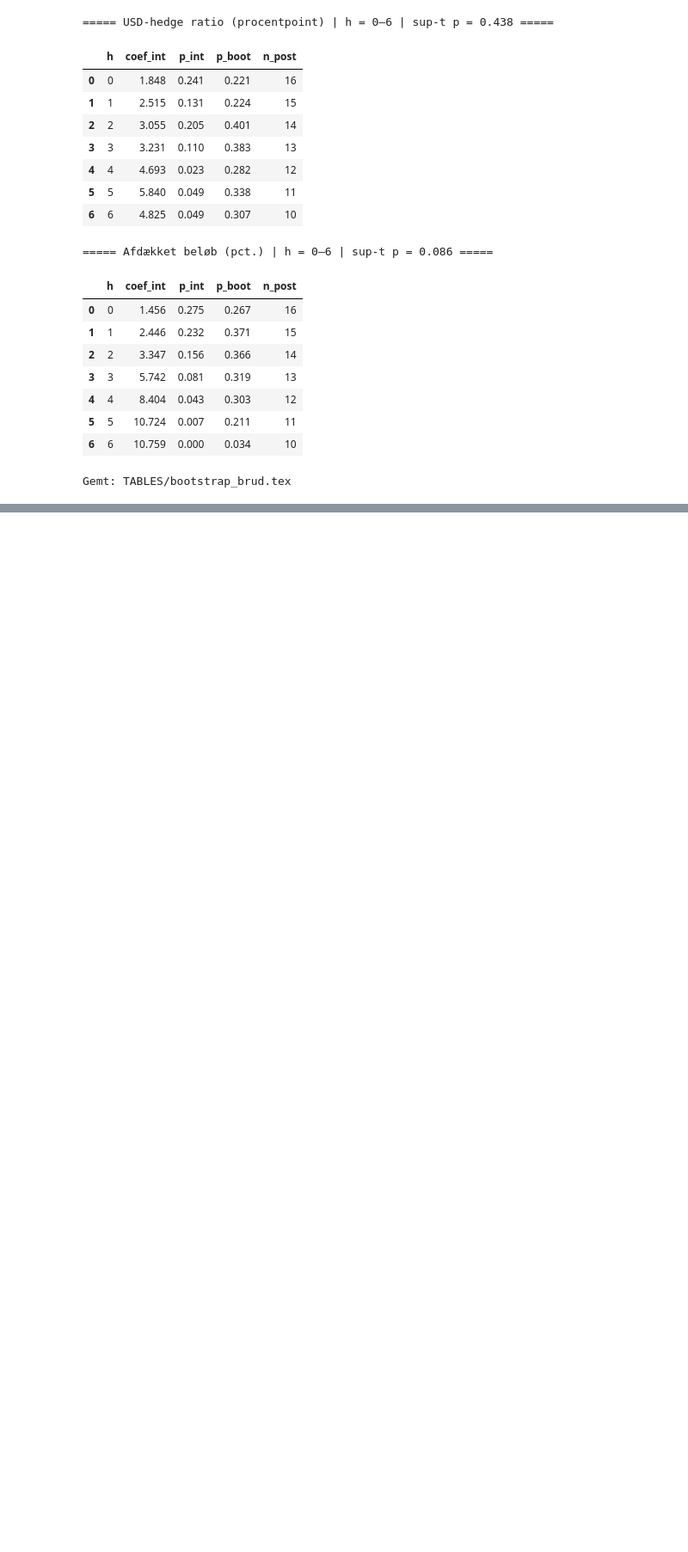
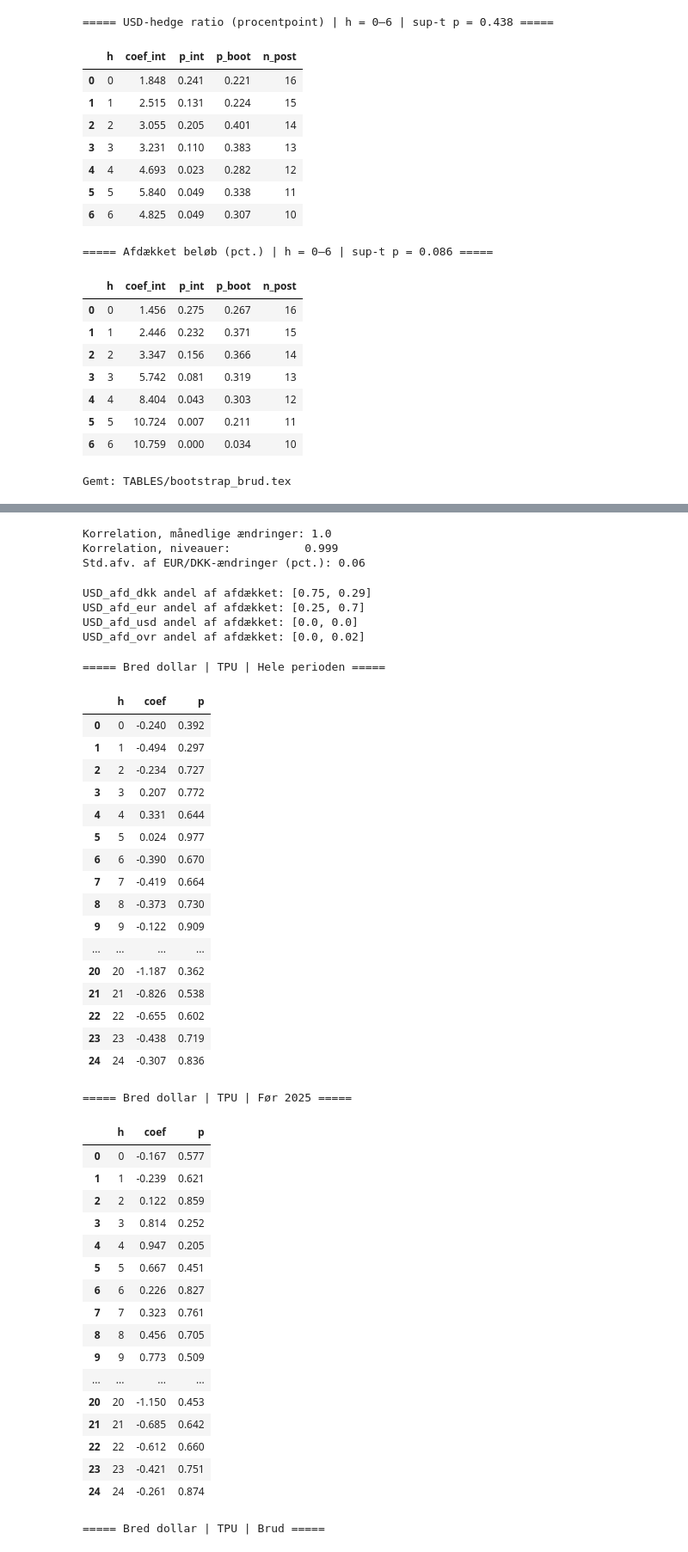
Before and after one commit to oliviarytter/Speciale, a Jupyter notebook: LP_CLEAN.ipynb, the cells around one changed output, grey strips where cells are left out. Shown at 86% size. Saved outputs shown, nothing was run; the diff lists cells and outputs as text; code cells hidden in the pictures; blank space fills up the shorter version.

```diff
--- a/LP_CLEAN.ipynb
+++ b/LP_CLEAN.ipynb
@@ -1303,0 +1426,69 @@ Gemt: TABLES/bootstrap_brud.tex
+# %%
+d_fx = master[["month", "EURUSD", "USDDKK"]].dropna().copy()
+d_fx["usd_eur"] = 100 * np.log(1 / d_fx["EURUSD"]).diff()   # dollaren over for euroen, pct.
+d_fx["usd_dkk"] = 100 * np.log(d_fx["USDDKK"]).diff()       # dollaren over for kronen, pct.
+
+print("Korrelation, månedlige ændringer:", round(d_fx[["usd_eur", "usd_dkk"]].corr().iloc[0, 1], 3))
+print("Korrelation, niveauer:          ", round(np.corrcoef(1 / d_fx["EURUSD"], d_fx["USDDKK"])[0, 1], 3))
+print("Std.afv. af EUR/DKK-ændringer (pct.):", round((d_fx["usd_dkk"] - d_fx["usd_eur"]).std(), 3))
+# %% [output]
+Korrelation, månedlige ændringer: 1.0
+Korrelation, niveauer:           0.999
+Std.afv. af EUR/DKK-ændringer (pct.): 0.06
+# %%
+u = master.dropna(subset=["USD_afd_total"])
+for k in ["USD_afd_dkk", "USD_afd_eur", "USD_afd_usd", "USD_afd_ovr"]:
+    print(k, "andel af afdækket:", (u[k] / u["USD_afd_total"]).iloc[[0, -1]].round(2).tolist())
+# %% [output]
+USD_afd_dkk andel af afdækket: [0.75, 0.29]
+USD_afd_eur andel af afdækket: [0.25, 0.7]
+USD_afd_usd andel af afdækket: [0.0, 0.0]
+USD_afd_ovr andel af afdækket: [0.0, 0.02]
+# %%
+# Robusthed: bred dollarindeks i stedet for EUR/USD (+ = dollaren styrkes)
+master["lnUSD_bred"] = 100 * np.log(master["DTWEXBGS"])
+
+for navn, kw in [("Hele perioden", dict(H=24)),
+                 ("Før 2025",      dict(H=24, slut="2024-12-31")),
+                 ("Brud",          dict(H=H_POST, dummy="post_LD"))]:
+    r = lp(master, "lnUSD_bred", "lnTPU_z", **kw)
+    kol = ["h", "coef", "p"] + (["coef_int", "p_int"] if "dummy" in kw else [])
+    print(f"\n===== Bred dollar | TPU | {navn} ====="); display(r[kol].round(3))
+# %% [output]
+===== Bred dollar | TPU | Hele perioden =====
+|  | h | coef | p |
+| 0 | 0 | -0.240 | 0.392 |
+| 1 | 1 | -0.494 | 0.297 |
+| 2 | 2 | -0.234 | 0.727 |
+| 3 | 3 | 0.207 | 0.772 |
+| 4 | 4 | 0.331 | 0.644 |
+| 5 | 5 | 0.024 | 0.977 |
+| 6 | 6 | -0.390 | 0.670 |
+| 7 | 7 | -0.419 | 0.664 |
+| 8 | 8 | -0.373 | 0.730 |
+| 9 | 9 | -0.122 | 0.909 |
+| ... | ... | ... | ... |
+| 20 | 20 | -1.187 | 0.362 |
+| 21 | 21 | -0.826 | 0.538 |
+| 22 | 22 | -0.655 | 0.602 |
+| 23 | 23 | -0.438 | 0.719 |
+| 24 | 24 | -0.307 | 0.836 |
+===== Bred dollar | TPU | Før 2025 =====
+|  | h | coef | p |
+| 0 | 0 | -0.167 | 0.577 |
+| 1 | 1 | -0.239 | 0.621 |
+| 2 | 2 | 0.122 | 0.859 |
+| 3 | 3 | 0.814 | 0.252 |
+| 4 | 4 | 0.947 | 0.205 |
+| 5 | 5 | 0.667 | 0.451 |
+| 6 | 6 | 0.226 | 0.827 |
+| 7 | 7 | 0.323 | 0.761 |
+| 8 | 8 | 0.456 | 0.705 |
+| 9 | 9 | 0.773 | 0.509 |
+| ... | ... | ... | ... |
+| 20 | 20 | -1.150 | 0.453 |
+| 21 | 21 | -0.685 | 0.642 |
+| 22 | 22 | -0.612 | 0.660 |
+| 23 | 23 | -0.421 | 0.751 |
+| 24 | 24 | -0.261 | 0.874 |
+===== Bred dollar | TPU | Brud =====
```
Also changed, not shown: parts of 8 cells of this notebook, 25 other files.
